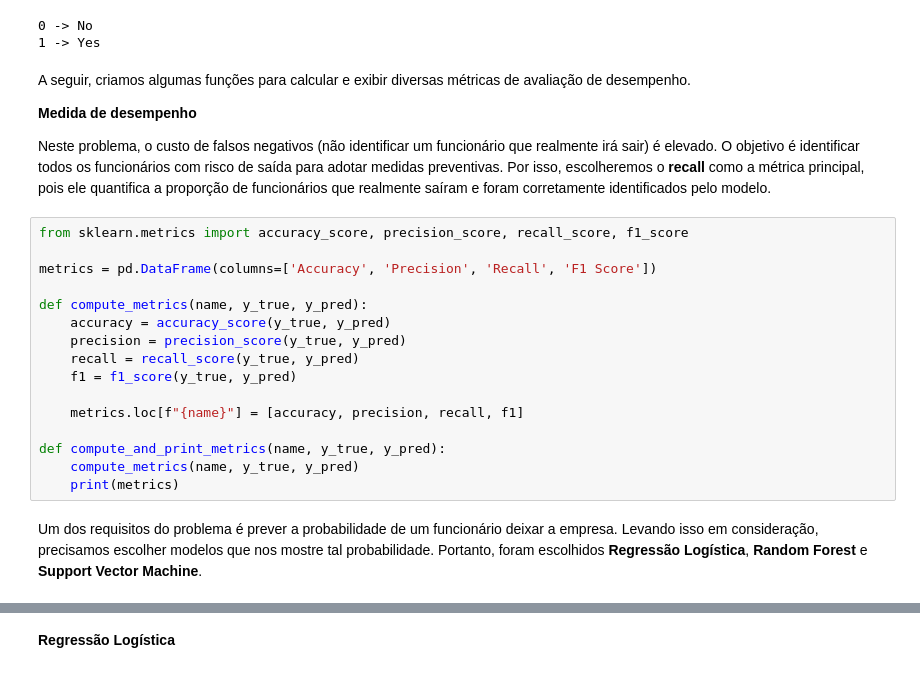
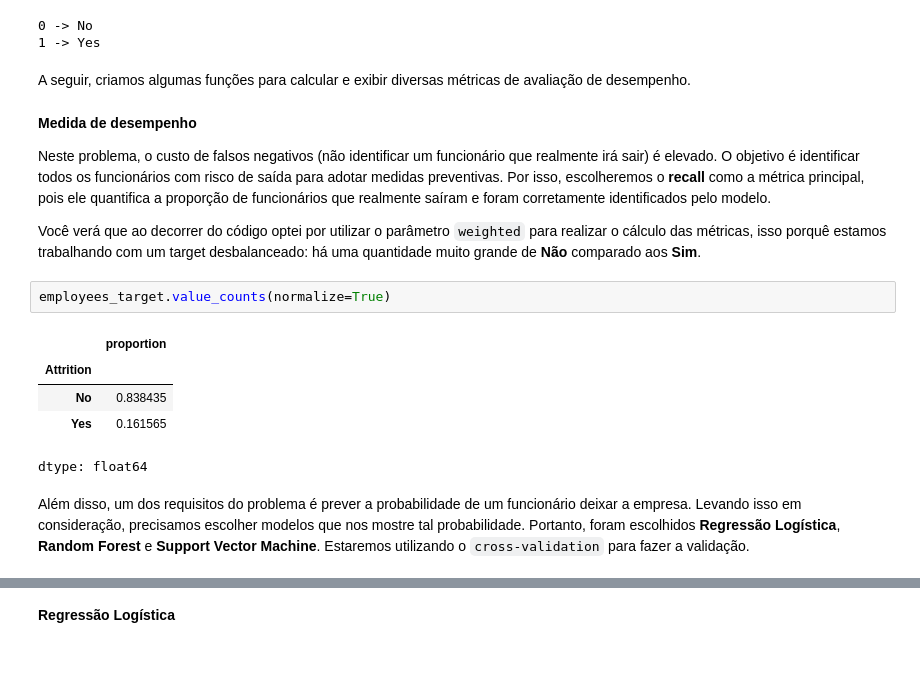
Before and after one commit to amandatz/employee-attrition-analysis, a Jupyter notebook: solution.ipynb, the cells around one changed output, grey strips where cells are left out. Cells and saved outputs as stored; diff of their text form.

```diff
--- a/solution.ipynb
+++ b/solution.ipynb
@@ -387,27 +387,22 @@ for i, class_name in enumerate(label_encoder.classes_):
 # %% [output]
 0 -> No
 1 -> Yes
+# %% [markdown]
+A seguir, criamos algumas funções para calcular e exibir diversas métricas de avaliação de desempenho.
 # %% [markdown]
-A seguir, criamos algumas funções para calcular e exibir diversas métricas de avaliação de desempenho.
 
 **Medida de desempenho**
 
 Neste problema, o custo de falsos negativos (não identificar um funcionário que realmente irá sair) é elevado. O objetivo é identificar todos os funcionários com risco de saída para adotar medidas preventivas. Por isso, escolheremos o **recall** como a métrica principal, pois ele quantifica a proporção de funcionários que realmente saíram e foram corretamente identificados pelo modelo.
+
+Você verá que ao decorrer do código optei por utilizar o parâmetro `weighted` para realizar o cálculo das métricas, isso porquê estamos trabalhando com um target desbalanceado: há uma quantidade muito grande de **Não** comparado aos **Sim**.
-# %%
-from sklearn.metrics import accuracy_score, precision_score, recall_score, f1_score
-
-metrics = pd.DataFrame(columns=['Accuracy', 'Precision', 'Recall', 'F1 Score'])
-
-def compute_metrics(name, y_true, y_pred):
-    accuracy = accuracy_score(y_true, y_pred)
-    precision = precision_score(y_true, y_pred)
-    recall = recall_score(y_true, y_pred)
-    f1 = f1_score(y_true, y_pred)
-
-    metrics.loc[f"{name}"] = [accuracy, precision, recall, f1]
-
-def compute_and_print_metrics(name, y_true, y_pred):
-    compute_metrics(name, y_true, y_pred)
-    print(metrics)
+# %%
+employees_target.value_counts(normalize=True)
+# %% [output]
+|  | proportion |
+| Attrition |  |
+| No | 0.838435 |
+| Yes | 0.161565 |
+dtype: float64
 # %% [markdown]
-Um dos requisitos do problema é prever a probabilidade de um funcionário deixar a empresa. Levando isso em consideração, precisamos escolher modelos que nos mostre tal probabilidade. Portanto, foram escolhidos **Regressão Logística**, **Random Forest** e **Support Vector Machine**.
+Além disso, um dos requisitos do problema é prever a probabilidade de um funcionário deixar a empresa. Levando isso em consideração, precisamos escolher modelos que nos mostre tal probabilidade. Portanto, foram escolhidos **Regressão Logística**, **Random Forest** e **Support Vector Machine**. Estaremos utilizando o `cross-validation` para fazer a validação.
```
Also changed, not shown: parts of 14 cells of this notebook.
